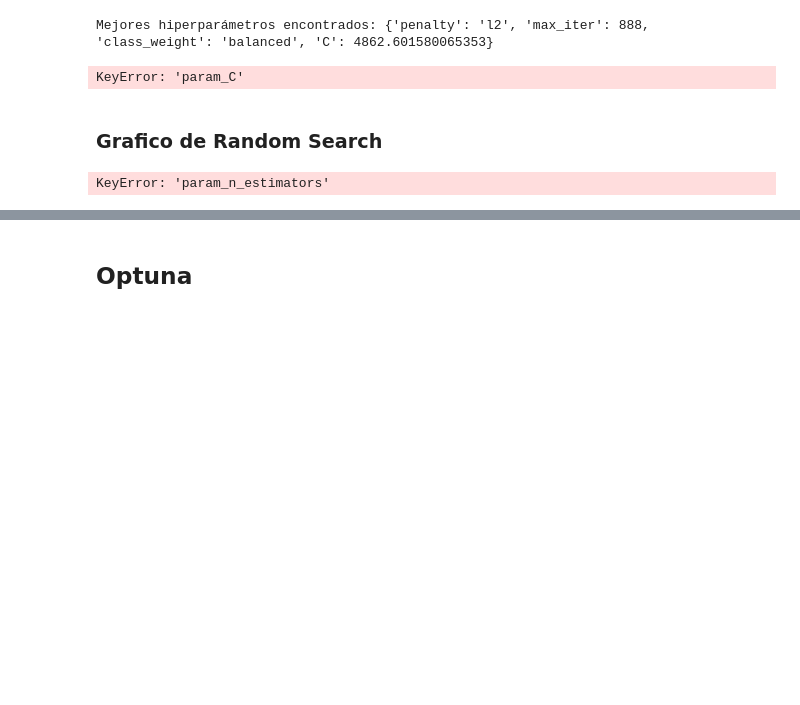
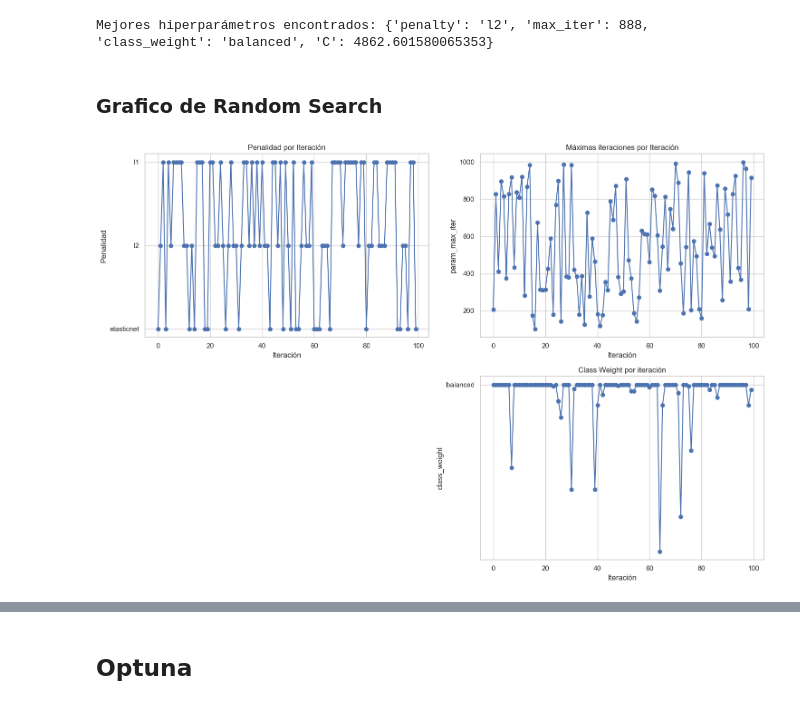
Before and after one commit to julilc/AA1-TUIA-LopezCeratto-RodriguezGrino-Slepoy, a Jupyter notebook: TP-clasificacion-AA1.ipynb, the cells around one changed output, grey strips where cells are left out. Saved outputs shown, nothing was run; the diff lists cells and outputs as text; code cells hidden in the pictures; blank space fills up the shorter version.

```diff
--- a/TP-clasificacion-AA1.ipynb
+++ b/TP-clasificacion-AA1.ipynb
@@ -1652,9 +1706,14 @@ param_grid = {
 # %%
 # Definir el modelo
 modelo = LogisticRegression()
-
+scaler_robust = RobustScaler()
+X_val_encoded_sc = scaler_robust.fit_transform(X_val_encoded,y_val_encoded)
+X_test_encoded_sc = scaler_robust.transform(X_test_encoded)
 # Configurar la validación cruzada k-fold
 kf = KFold(n_splits=5, shuffle=True, random_state=42)
+# %%
+X_val_encoded_sc = scaler_robust.fit_transform(X_val_encoded,y_val_encoded)
+X_test_encoded_sc = scaler_robust.transform(X_test_encoded)
 # %% [markdown]
 ### GridSearch
 # %%
@@ -1731,7 +1746,6 @@ Se decidio reducir el conjunto de datos, porque si no la ejecucion no terminaba
 # %% [markdown]
 ### Random Search
 # %%
-
 # Configurar Random Search
 random_search = RandomizedSearchCV(
     estimator=modelo,
@@ -1744,62 +1758,14 @@ random_search = RandomizedSearchCV(
 )
 
 # Ajustar el modelo a los datos de entrenamiento
-random_search.fit(X_sample, y_sample)
+random_search.fit(X_val_encoded_sc, y_val_encoded)
 
 # Obtener los mejores hiperparámetros
-best_params = random_search.best_params_
-best_model = random_search.best_estimator_
+best_params_random = random_search.best_params_
+best_model_random = random_search.best_estimator_
 
-print("Mejores hiperparámetros encontrados:", best_params)
+print("Mejores hiperparámetros encontrados:", best_params_random)
 # %% [output]
 Mejores hiperparámetros encontrados: {'penalty': 'l2', 'max_iter': 888, 'class_weight': 'balanced', 'C': 4862.601580065353}
-# %%
-plot_trials(trials_grid, 'F1', 'Grid')
-# %% [output]
-KeyError: 'param_C'
 # %% [markdown]
 ### Grafico de Random Search
-# %%
-trials_random = random_search.cv_results_
-# Extraer los valores de los hiperparámetros y el F1-score
-n_estimators = trials_random['param_n_estimators']
-max_depth = trials_random['param_max_depth']
-min_samples_split = trials_random['param_min_samples_split']
-min_samples_leaf = trials_random['param_min_samples_leaf']
-f1_scores = trials_random['mean_test_score']
-
-# Graficar los resultados
-plt.figure(figsize=(15, 10))
-
-# Gráfica para n_estimators
-plt.subplot(2, 2, 1)
-plt.plot(range(len(n_estimators)), n_estimators, marker='o')
-plt.title('Número de Estimadores por Iteración')
-plt.xlabel('Iteración')
-plt.ylabel('n_estimators')
-
-# Gráfica para max_depth
-plt.subplot(2, 2, 2)
-plt.plot(range(len(max_depth)), max_depth, marker='o')
-plt.title('Profundidad Máxima por Iteración')
-plt.xlabel('Iteración')
-plt.ylabel('max_depth')
-
-# Gráfica para min_samples_split
-plt.subplot(2, 2, 3)
-plt.plot(range(len(min_samples_split)), min_samples_split, marker='o')
-plt.title('Mínimo de Muestras para Dividir por Iteración')
-plt.xlabel('Iteración')
-plt.ylabel('min_samples_split')
-
-# Gráfica para min_samples_leaf
-plt.subplot(2, 2, 4)
-plt.plot(range(len(min_samples_leaf)), min_samples_leaf, marker='o')
-plt.title('Mínimo de Muestras en Hoja por Iteración')
-plt.xlabel('Iteración')
-plt.ylabel('min_samples_leaf')
-
-plt.tight_layout()
-plt.show()
-# %% [output]
-KeyError: 'param_n_estimators'
@@ -1806,3 +1774,7 @@ KeyError: 'param_n_estimators'
+# %%
+plot_params_trials(trials_random)
+# %% [output]
+[figure, added]
 # %%
 # Llama a la función con tus datos
 plot_trials(trials_random, 'F1', 'random')
```
Also changed, not shown: parts of 32 cells of this notebook.
